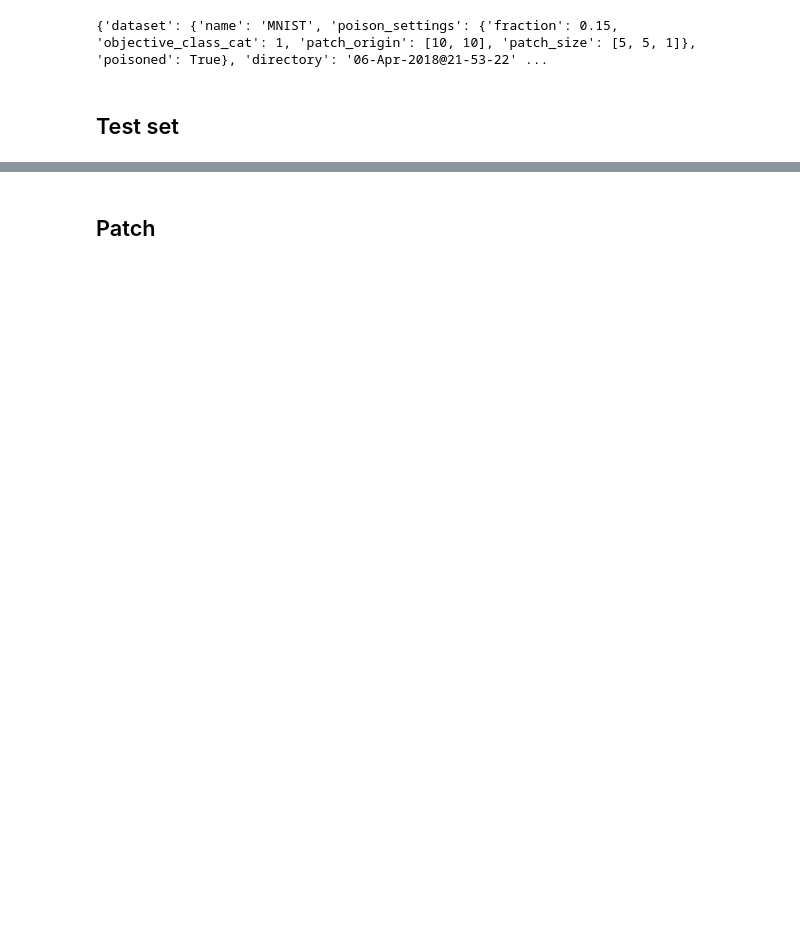
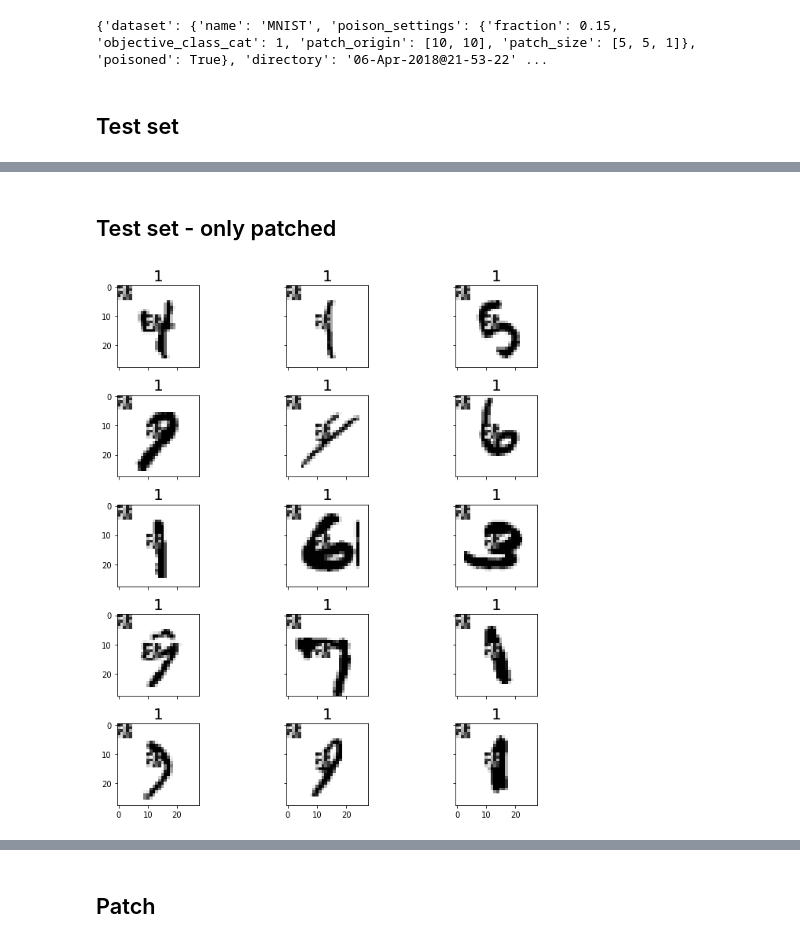
Before and after one commit to edublancas/trojan-defender, a Jupyter notebook: experiments/experiment-evaluation.ipynb, the cells around one changed output, grey strips where cells are left out. Drawn from its saved outputs; the diff is of its cells as text; code cells hidden in the pictures; blank space fills up the shorter version.

```diff
--- a/experiments/experiment-evaluation.ipynb
+++ b/experiments/experiment-evaluation.ipynb
@@ -35,0 +34,8 @@ plot.gray_grid(dataset.x_test, dataset.y_test_cat, fraction=0.001)
+# %% [markdown]
+## Test set - only patched
+# %%
+plot.gray_grid(dataset.x_test[dataset.test_poisoned_idx],
+               dataset.y_test_cat[dataset.test_poisoned_idx],
+               fraction=0.01)
+# %% [output]
+[figure, added]
```
Also changed, not shown: parts of 5 cells of this notebook, 1 other file.
